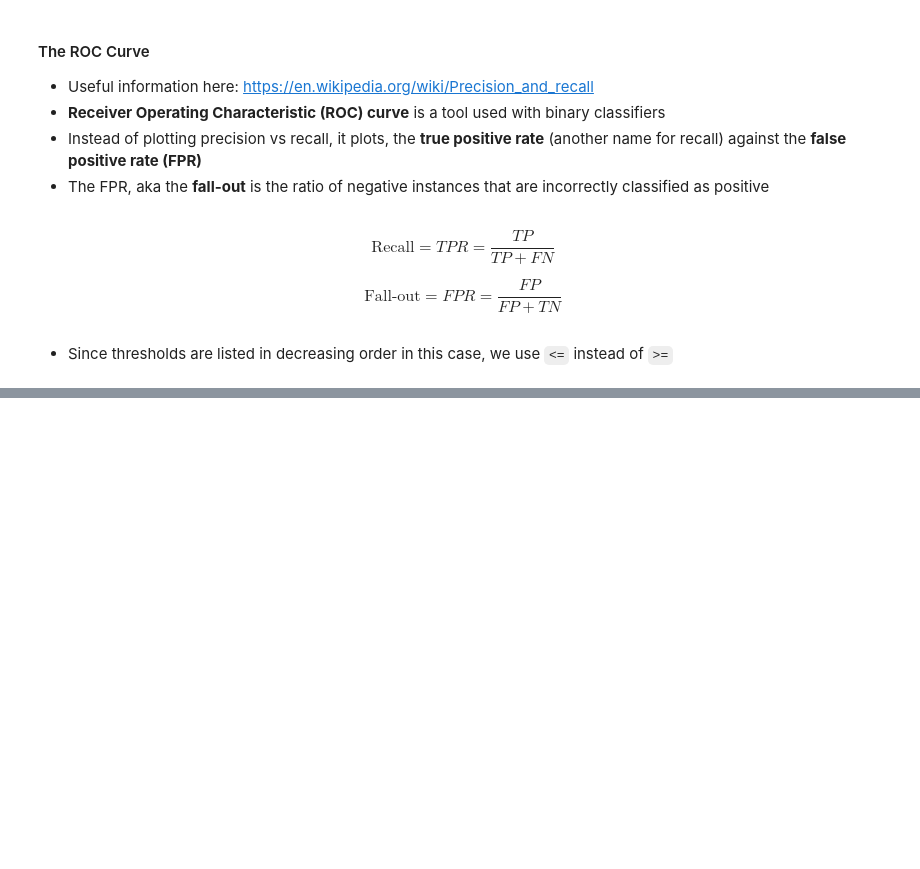
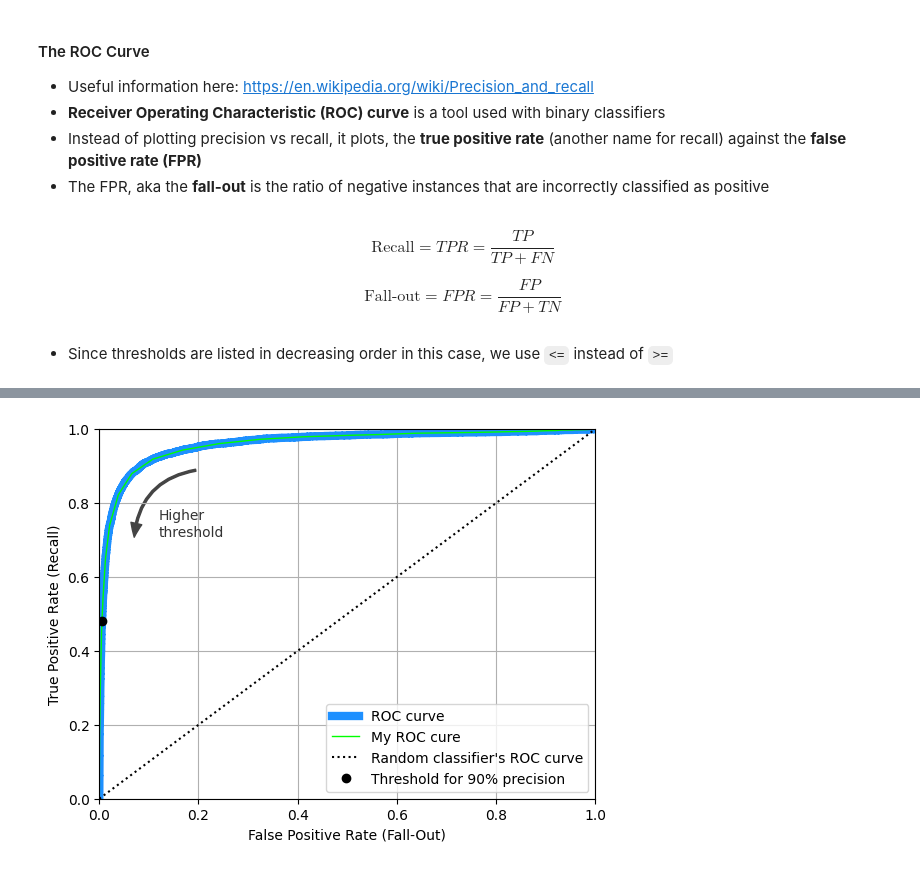
Before and after one commit to PaulToronto/Hands-on-Maching-Learning-Book, a Jupyter notebook: 3_Classification.ipynb, the cells around one changed output, grey strips where cells are left out. Drawn from its saved outputs; the diff is of its cells as text; code cells hidden in the pictures; blank space fills up the shorter version.

```diff
--- a/3_Classification.ipynb
+++ b/3_Classification.ipynb
@@ -738,0 +781,41 @@ fpr, tpr, thresholds = roc_curve(y_train_5, y_scores)
+# %%
+def my_recall(y_true, y_pred):
+    conf_m = confusion_matrix(y_true, y_pred)
+    tp = conf_m[1, 1]
+    fn = conf_m[1, 0]
+    return tp / (tp + fn)
+
+def my_fallout(y_true, y_pred):
+    conf_m = confusion_matrix(y_true, y_pred)
+    fp = conf_m[0, 1]
+    tn = conf_m[0, 0]
+    return fp / (fp + tn)
+# %%
+my_thresholds = np.linspace(thresholds.min(), thresholds.max(), 100)
+my_tpr = [my_recall(y_train_5,
+                    y_scores > t) for t in my_thresholds]
+my_fpr = [my_fallout(y_train_5,
+                    y_scores > t) for t in my_thresholds]
+# %%
+plt.plot(fpr, tpr, linewidth=6, label='ROC curve', c='dodgerblue')
+plt.plot(my_fpr, my_tpr, linewidth=1, c='lime', label='My ROC cure')
+
+plt.plot([0, 1], [0, 1], 'k:', label='Random classifier\'s ROC curve')
+plt.plot(fpr_90, tpr_90, 'ko', label='Threshold for 90% precision')
+
+# for the arrow and text description of the arrow
+plt.gca().add_patch(patches.FancyArrowPatch(
+    (0.20, 0.89), (0.07, 0.70),
+    connectionstyle="arc3,rad=.4",
+    arrowstyle="Simple, tail_width=1.5, head_width=8, head_length=10",
+    color="#444444"))
+plt.text(0.12, 0.71, "Higher\nthreshold", color="#333333")
+
+plt.xlabel('False Positive Rate (Fall-Out)')
+plt.ylabel('True Positive Rate (Recall)')
+plt.axis([0, 1, 0, 1])
+plt.grid()
+plt.legend(loc='lower right')
+plt.show()
+# %% [output]
+[figure, added]
```
Also changed, not shown: parts of 13 cells of this notebook.
